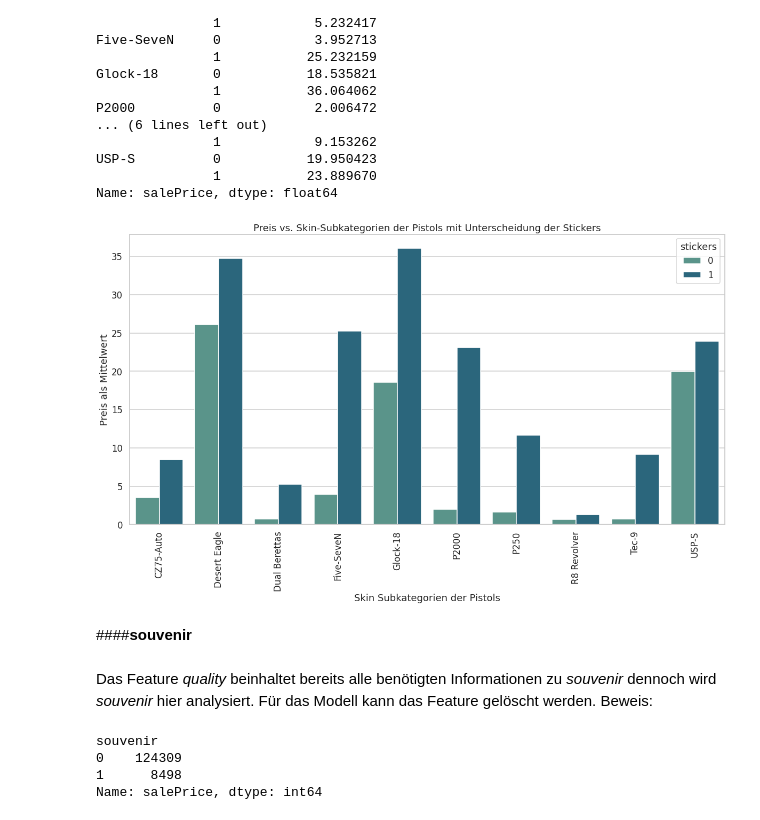
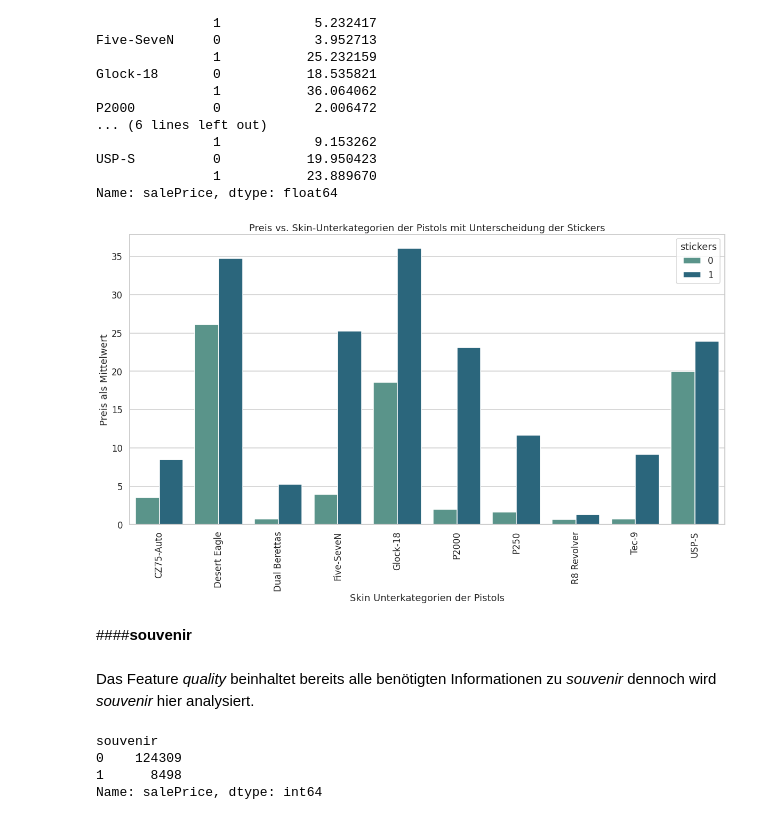
Before and after one commit to princessivy/Analyzing_CSGO_SkinPrices, a Jupyter notebook: CSGO_Analytics.ipynb, the cells around one changed output. Cells and saved outputs as stored; diff of their text form; code cells hidden in the pictures.

```diff
--- a/CSGO_Analytics.ipynb
+++ b/CSGO_Analytics.ipynb
@@ -1166,16 +1164,16 @@ temp = data_pistols.groupby(["subCategory", "stickers"]).mean().reset_index()
 temp = temp[['subCategory', 'stickers', 'salePrice']]
 # %%
 sns.barplot(data = temp, x='subCategory', y='salePrice', hue='stickers', palette = 'crest'); #Blues_d
-plt.xlabel("Skin Subkategorien der Pistols")
+plt.xlabel("Skin Unterkategorien der Pistols")
 plt.ylabel("Preis als Mittelwert")
-plt.title("Preis vs. Skin-Subkategorien der Pistols mit Unterscheidung der Stickers")
+plt.title("Preis vs. Skin-Unterkategorien der Pistols mit Unterscheidung der Stickers")
 plt.tick_params(axis='x', rotation=90)
 # %% [output]
-[figure, old version]
+[figure, new version]
 # %% [markdown]
 ####**souvenir**
 # %% [markdown]
-Das Feature *quality* beinhaltet bereits alle benötigten Informationen zu *souvenir* dennoch wird *souvenir* hier analysiert.  Für das Modell kann das Feature gelöscht werden. Beweis:
+Das Feature *quality* beinhaltet bereits alle benötigten Informationen zu *souvenir* dennoch wird *souvenir* hier analysiert.
 # %%
 data.groupby(['souvenir'])['salePrice'].count()
 # %% [output]
```
Also changed, not shown: parts of 36 cells of this notebook.
